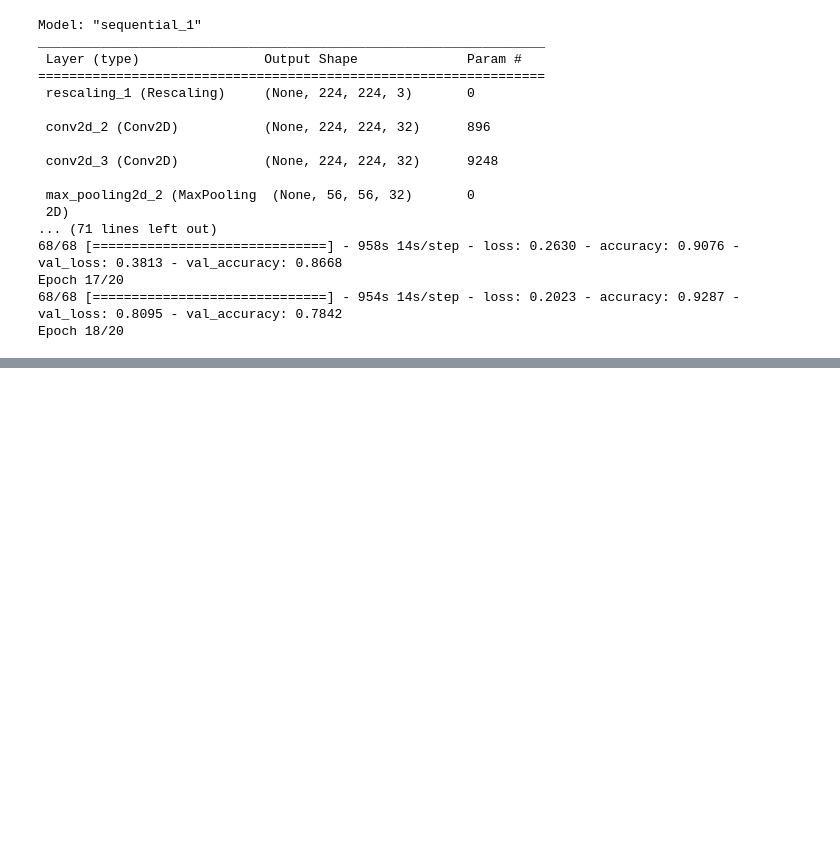
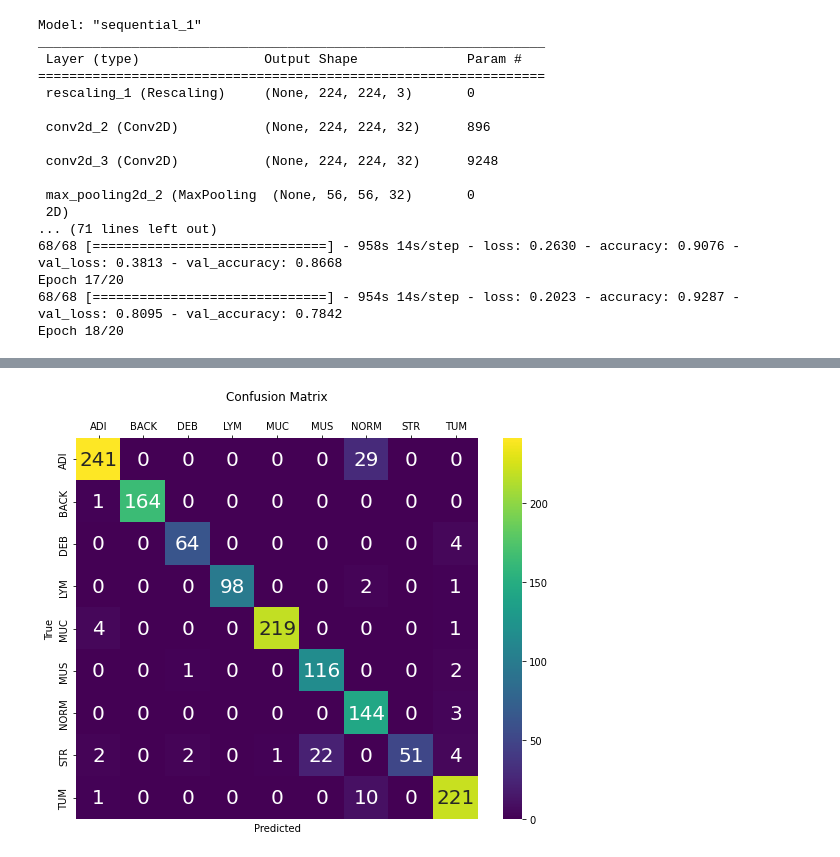
Before and after one commit to Maagnitude/CRC-slides-models, a Jupyter notebook: CRC_slides_models.ipynb, the cells around one changed output, grey strips where cells are left out. Drawn from its saved outputs; the diff is of its cells as text; code cells hidden in the pictures; blank space fills up the shorter version.

```diff
--- a/CRC_slides_models.ipynb
+++ b/CRC_slides_models.ipynb
@@ -382,8 +380,4 @@ Epoch 18/20
 # %%
-model3 = keras.applications.efficientnet.EfficientNetB0()
-
-# model3.summary()
-
 model3.compile(
     optimizer=keras.optimizers.Adam(learning_rate=0.001, beta_1=0.9, beta_2=0.99),
     loss="sparse_categorical_crossentropy",
@@ -392,6 +386,6 @@ model3.compile(
 
 early_stopping = EarlyStopping(monitor='val_loss', patience=5)
 
-history = model3.fit(train_ds, validation_data=val_ds, batch_size=32, epochs=1)
+history = model3.fit(train_ds, validation_data=val_ds, batch_size=32, epochs=5)
 score = model3.evaluate(val_ds)
 # %% [output]
@@ -399,0 +403,2 @@ score = model3.evaluate(val_ds)
+# %%
+cm, y_hat = confusion_matrix(model3, test_ds)
@@ -399,0 +423,4 @@ score = model3.evaluate(val_ds)
+# %%
+heat_confmatrix(cm.numpy())
+# %% [output]
+[figure, added]
```
Also changed, not shown: parts of 17 cells of this notebook.
